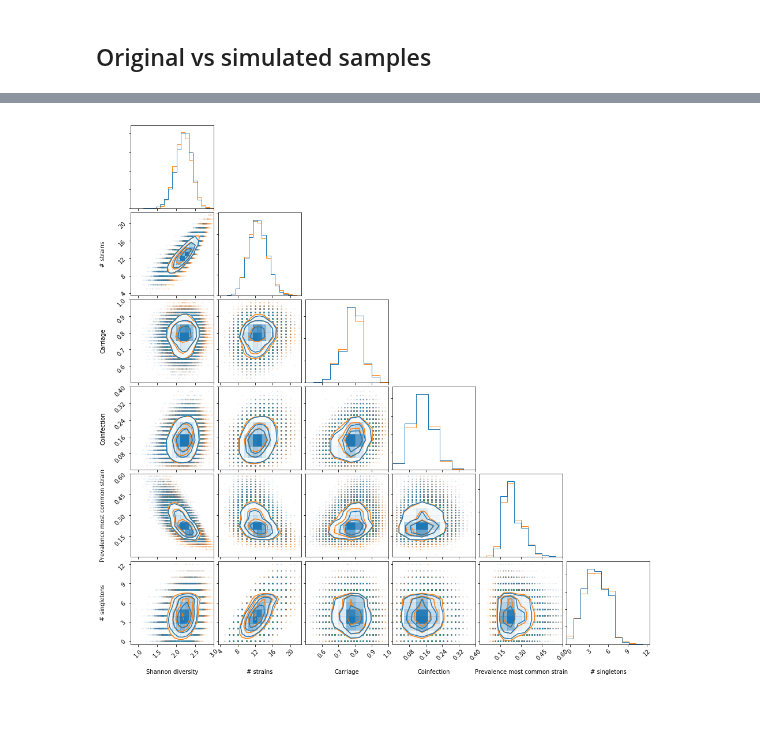
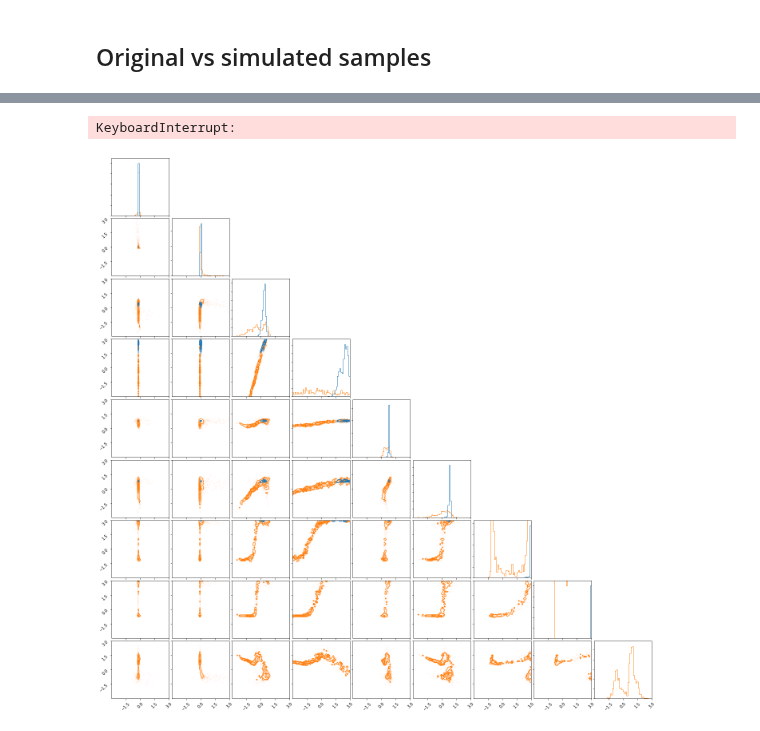
Before and after one commit to johannbrehmer/goldmine, a Jupyter notebook: goldmine/notebooks/lotka_volterra/evaluation.ipynb, the cells around one changed output, grey strips where cells are left out. Saved outputs shown, nothing was run; the diff lists cells and outputs as text; code cells hidden in the pictures.

```diff
--- a/goldmine/notebooks/lotka_volterra/evaluation.ipynb
+++ b/goldmine/notebooks/lotka_volterra/evaluation.ipynb
@@ -482,12 +491,18 @@ x_maf = np.load('../data/results/epidemiology2d/maf/samples_from_p_hat_trainedon
+# %%
+x_ranges = [(-3.,3.) for _ in range(9)]
+x_bins = [50 for _ in range(9)]
+
+x_simulator = np.load('../../data/samples/lotkavolterra/x_test_singletheta.npy')
+x_maf = np.load('../../data/results/lotkavolterra/maf/samples_from_p_hat_trainingsamplesize_200000.npy')
 # %%
-fig = corner.corner(x_maf,
-                   labels=x_labels,
+fig = corner.corner(x_maf[::100],
+                   #labels=x_labels,
                    range=x_ranges,
                    bins=x_bins,
                    color='C1', alpha=0.5)
-_ = corner.corner(x_simulator,
+_ = corner.corner(x_simulator[::100],
                    fig=fig,
-                   labels=x_labels,
+                   #labels=x_labels,
                    range=x_ranges,
                    bins=x_bins,
                    color='C0', alpha=0.5)
@@ -495 +528,2 @@ _ = corner.corner(x_simulator,
+KeyboardInterrupt:
-[figure, old version]
+[figure, new version]
```
Also changed, not shown: parts of 6 cells of this notebook, 2 other files.
